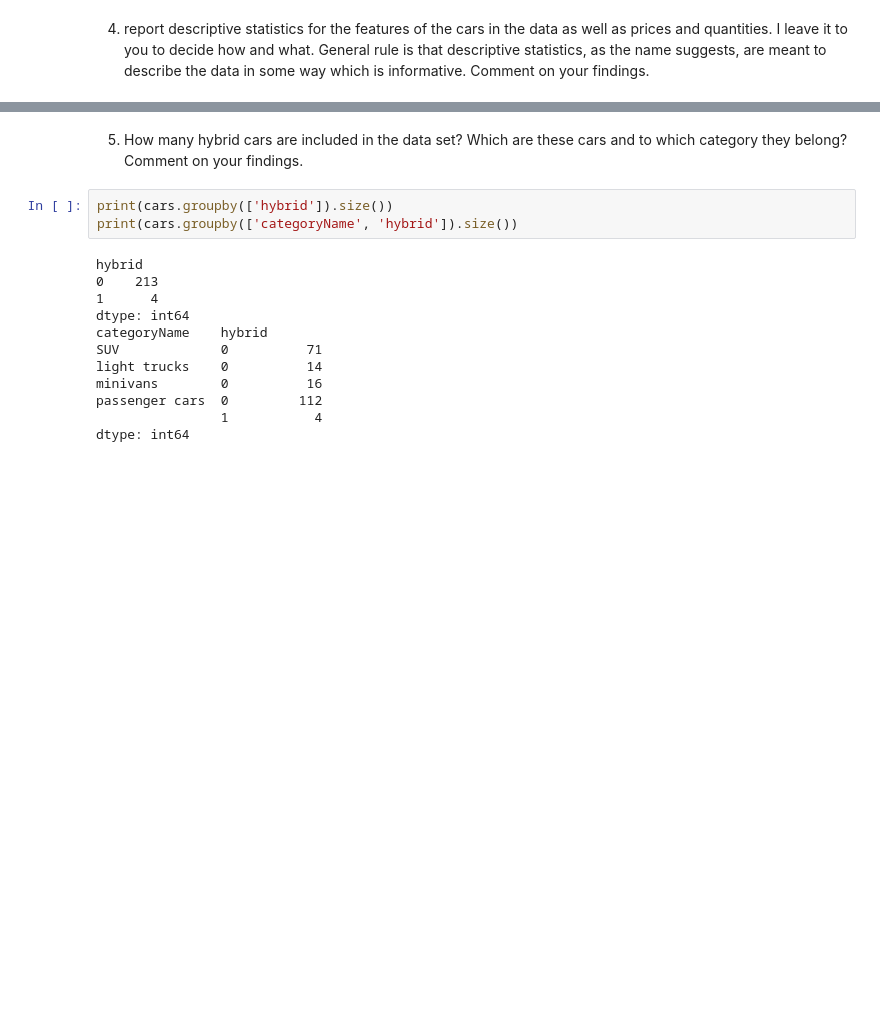
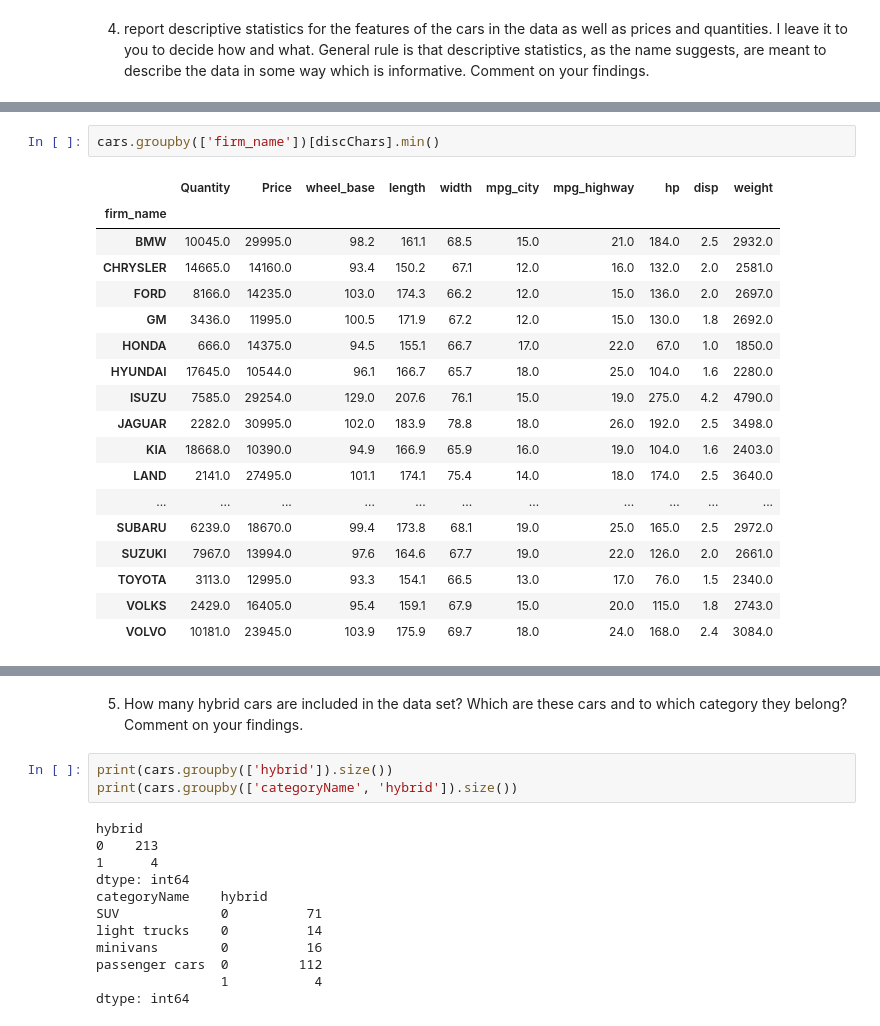
Before and after one commit to joshuamcurtis/DemandEstimationProject, a Jupyter notebook: DemandEstimationProject.ipynb, the cells around one changed output, grey strips where cells are left out. Cells and saved outputs as stored; diff of their text form; blank space fills up the shorter version.

```diff
--- a/DemandEstimationProject.ipynb
+++ b/DemandEstimationProject.ipynb
@@ -239,0 +264,21 @@ Length: 61, dtype: int64
+# %%
+cars.groupby(['firm_name'])[discChars].min()
+# %% [output]
+|  | Quantity | Price | wheel_base | length | width | mpg_city | mpg_highway | hp | disp | weight |
+| firm_name |  |  |  |  |  |  |  |  |  |  |
+| BMW | 10045.0 | 29995.0 | 98.2 | 161.1 | 68.5 | 15.0 | 21.0 | 184.0 | 2.5 | 2932.0 |
+| CHRYSLER | 14665.0 | 14160.0 | 93.4 | 150.2 | 67.1 | 12.0 | 16.0 | 132.0 | 2.0 | 2581.0 |
+| FORD | 8166.0 | 14235.0 | 103.0 | 174.3 | 66.2 | 12.0 | 15.0 | 136.0 | 2.0 | 2697.0 |
+| GM | 3436.0 | 11995.0 | 100.5 | 171.9 | 67.2 | 12.0 | 15.0 | 130.0 | 1.8 | 2692.0 |
+| HONDA | 666.0 | 14375.0 | 94.5 | 155.1 | 66.7 | 17.0 | 22.0 | 67.0 | 1.0 | 1850.0 |
+| HYUNDAI | 17645.0 | 10544.0 | 96.1 | 166.7 | 65.7 | 18.0 | 25.0 | 104.0 | 1.6 | 2280.0 |
+| ISUZU | 7585.0 | 29254.0 | 129.0 | 207.6 | 76.1 | 15.0 | 19.0 | 275.0 | 4.2 | 4790.0 |
+| JAGUAR | 2282.0 | 30995.0 | 102.0 | 183.9 | 78.8 | 18.0 | 26.0 | 192.0 | 2.5 | 3498.0 |
+| KIA | 18668.0 | 10390.0 | 94.9 | 166.9 | 65.9 | 16.0 | 19.0 | 104.0 | 1.6 | 2403.0 |
+| LAND | 2141.0 | 27495.0 | 101.1 | 174.1 | 75.4 | 14.0 | 18.0 | 174.0 | 2.5 | 3640.0 |
+| ... | ... | ... | ... | ... | ... | ... | ... | ... | ... | ... |
+| SUBARU | 6239.0 | 18670.0 | 99.4 | 173.8 | 68.1 | 19.0 | 25.0 | 165.0 | 2.5 | 2972.0 |
+| SUZUKI | 7967.0 | 13994.0 | 97.6 | 164.6 | 67.7 | 19.0 | 22.0 | 126.0 | 2.0 | 2661.0 |
+| TOYOTA | 3113.0 | 12995.0 | 93.3 | 154.1 | 66.5 | 13.0 | 17.0 | 76.0 | 1.5 | 2340.0 |
+| VOLKS | 2429.0 | 16405.0 | 95.4 | 159.1 | 67.9 | 15.0 | 20.0 | 115.0 | 1.8 | 2743.0 |
+| VOLVO | 10181.0 | 23945.0 | 103.9 | 175.9 | 69.7 | 18.0 | 24.0 | 168.0 | 2.4 | 3084.0 |
```
Also changed, not shown: parts of 39 cells of this notebook, 1 other file.
